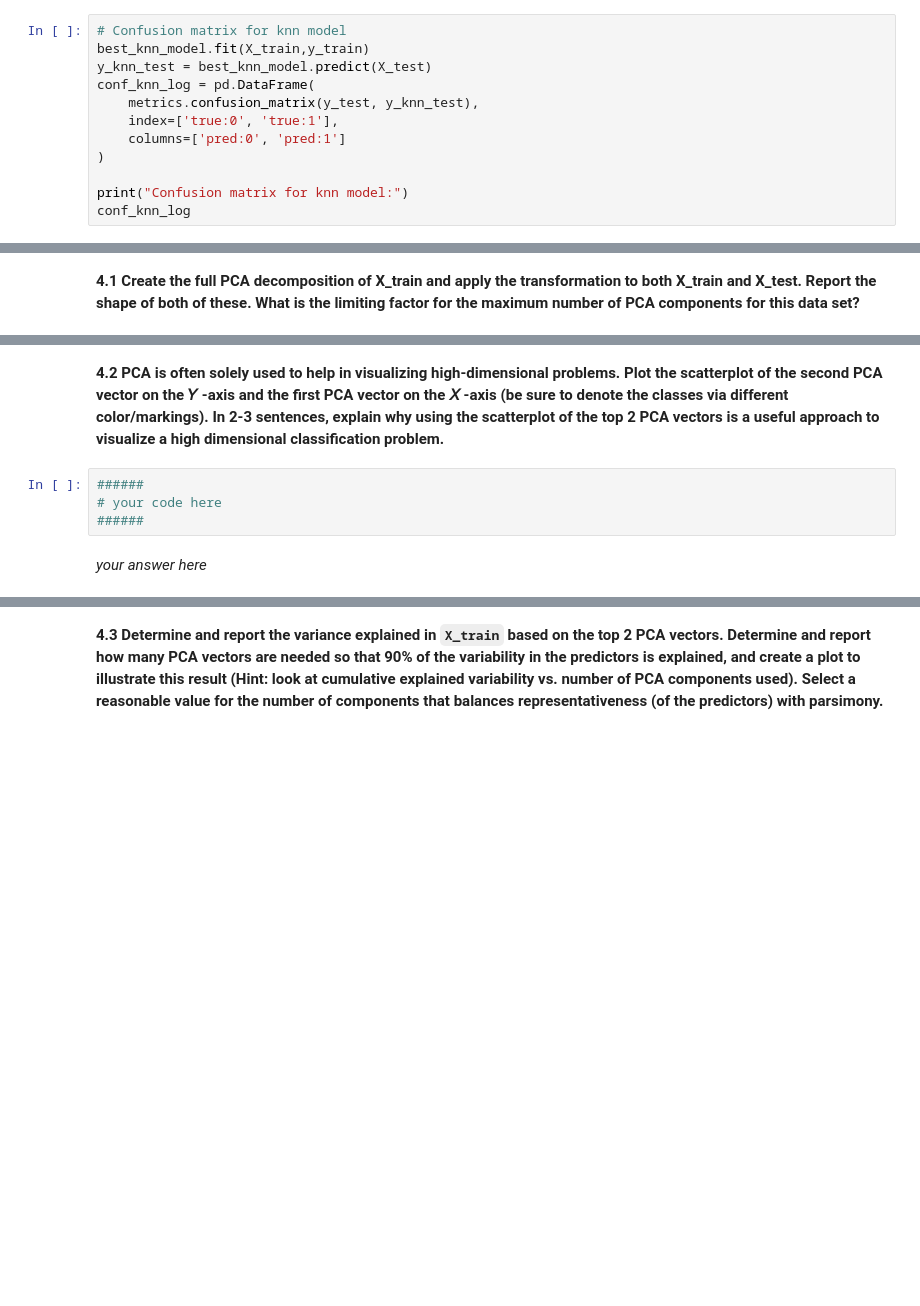
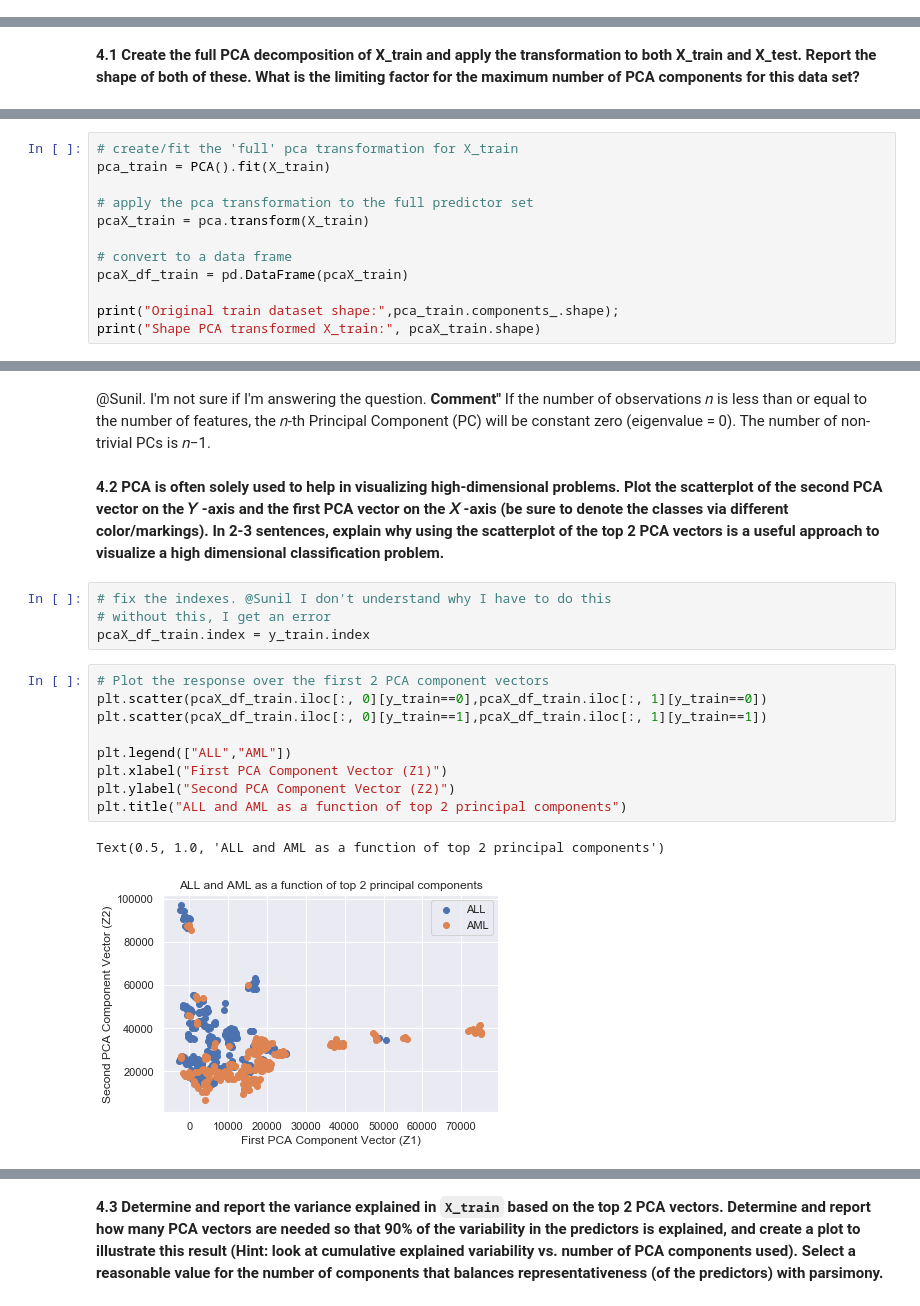
Before and after one commit to CreditPy/2021-s109a, a Jupyter notebook: cs_s109a_hw4/cs_s109a_hw4.ipynb, the cells around one changed output, grey strips where cells are left out. Cells and saved outputs as stored; diff of their text form; blank space fills up the shorter version.

Commit message:
Completed HW4, question 4

```diff
--- a/cs_s109a_hw4/cs_s109a_hw4.ipynb
+++ b/cs_s109a_hw4/cs_s109a_hw4.ipynb
@@ -586,12 +517,0 @@ Confusion matrix for regularized logistic regression model:
-# %%
-# Confusion matrix for knn model
-best_knn_model.fit(X_train,y_train)
-y_knn_test = best_knn_model.predict(X_test)
-conf_knn_log = pd.DataFrame(
-    metrics.confusion_matrix(y_test, y_knn_test),
-    index=['true:0', 'true:1'],
-    columns=['pred:0', 'pred:1']
-)
-
-print("Confusion matrix for knn model:")
-conf_knn_log
@@ -627,0 +537,12 @@ Confusion matrix for knn model:
+# %%
+# create/fit the 'full' pca transformation for X_train
+pca_train = PCA().fit(X_train)
+
+# apply the pca transformation to the full predictor set
+pcaX_train = pca.transform(X_train)
+
+# convert to a data frame
+pcaX_df_train = pd.DataFrame(pcaX_train)
+
+print("Original train dataset shape:",pca_train.components_.shape);
+print("Shape PCA transformed X_train:", pcaX_train.shape)
@@ -628,8 +580,21 @@ Confusion matrix for knn model:
+# %% [markdown]
+@Sunil. I'm not sure if I'm answering the question.
+**Comment"** If the number of observations 𝑛 is less than or equal to the number of features, the 𝑛-th Principal Component (PC) will be constant zero (eigenvalue = 0). The number of non-trivial PCs is 𝑛−1.
 # %% [markdown]
 **4.2 PCA is often solely used to help in visualizing high-dimensional problems. Plot the scatterplot of the second PCA vector on the  𝑌 -axis and the first PCA vector on the  𝑋 -axis (be sure to denote the classes via different color/markings). In 2-3 sentences, explain why using the scatterplot of the top 2 PCA vectors is a useful approach to visualize a high dimensional classification problem.**
-# %%
-######
-# your code here
-######
-# %% [markdown]
-*your answer here*
+# %%
+# fix the indexes. @Sunil I don't understand why I have to do this
+# without this, I get an error
+pcaX_df_train.index = y_train.index
+# %%
+# Plot the response over the first 2 PCA component vectors
+plt.scatter(pcaX_df_train.iloc[:, 0][y_train==0],pcaX_df_train.iloc[:, 1][y_train==0])
+plt.scatter(pcaX_df_train.iloc[:, 0][y_train==1],pcaX_df_train.iloc[:, 1][y_train==1])
+
+plt.legend(["ALL","AML"])
+plt.xlabel("First PCA Component Vector (Z1)")
+plt.ylabel("Second PCA Component Vector (Z2)")
+plt.title("ALL and AML as a function of top 2 principal components")
+# %% [output]
+Text(0.5, 1.0, 'ALL and AML as a function of top 2 principal components')
+[figure, added]
```
Also changed, not shown: parts of 22 cells of this notebook.
